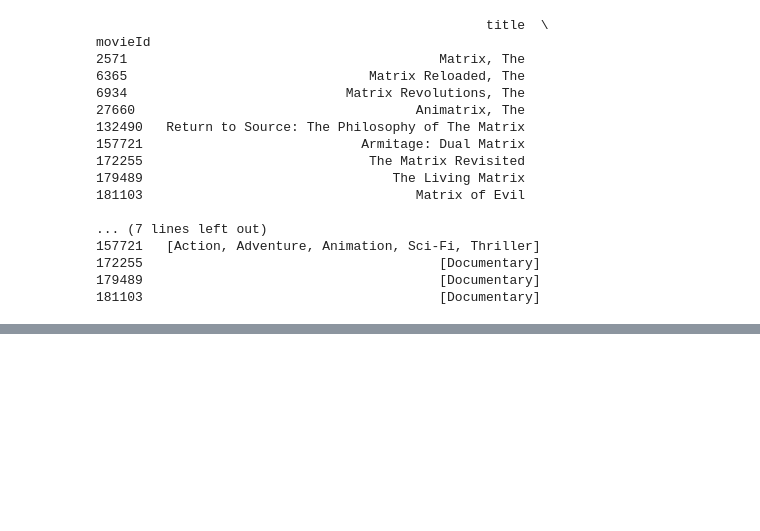
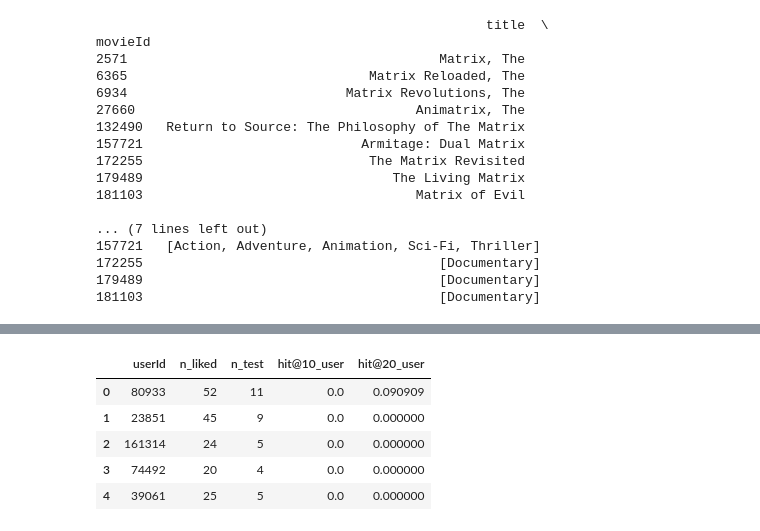
Before and after one commit to s214735/CompToolsGrp70, a Jupyter notebook: notebooks/testing_oscar_ratings.ipynb, the cells around one changed output, grey strips where cells are left out. Drawn from its saved outputs; the diff is of its cells as text; code cells hidden in the pictures; blank space fills up the shorter version.

```diff
--- a/notebooks/testing_oscar_ratings.ipynb
+++ b/notebooks/testing_oscar_ratings.ipynb
@@ -17,10 +17,22 @@ df_ratings_original = pd.read_csv(rating_path)
 df_movies = df_movies_original.copy()
 df_ratings = df_ratings_original.copy()
 
+# Optional: Train/Test split (80/20) for model building and validation
+# -------------------------------------------------------------------
+# Uncomment these lines if you want to build the model on 80% of ratings
+# and keep the remaining 20% for validation or evaluation.
+# When commented out, df_ratings = full dataset (no split).
+
+from sklearn.model_selection import train_test_split
+df_ratings_train, df_ratings_val = train_test_split(
+    df_ratings, test_size=0.2, random_state=42, stratify=df_ratings["userId"]
+)
+df_ratings = df_ratings_train.copy()   # use only train set to build model
+print(f"Train ratings: {len(df_ratings_train)}, Validation ratings: {len(df_ratings_val)}")
+
+
 # Drop timestamp, we don't need it
 df_ratings.drop(columns=["timestamp"], inplace=True)
-# Keep flat index here; we will group by column "movieId"
-# (no need to set index yet)
 # %%
 # -------------------------------------------------------------------
 # 1. Movie preprocessing
@@ -511,0 +564,9 @@ KeyboardInterrupt:
+# %%
+df_eval.head()
+# %% [output]
+|  | userId | n_liked | n_test | hit@10_user | hit@20_user |
+| 0 | 80933 | 52 | 11 | 0.0 | 0.090909 |
+| 1 | 23851 | 45 | 9 | 0.0 | 0.000000 |
+| 2 | 161314 | 24 | 5 | 0.0 | 0.000000 |
+| 3 | 74492 | 20 | 4 | 0.0 | 0.000000 |
+| 4 | 39061 | 25 | 5 | 0.0 | 0.000000 |
```
Also changed, not shown: parts of 2 cells of this notebook.
